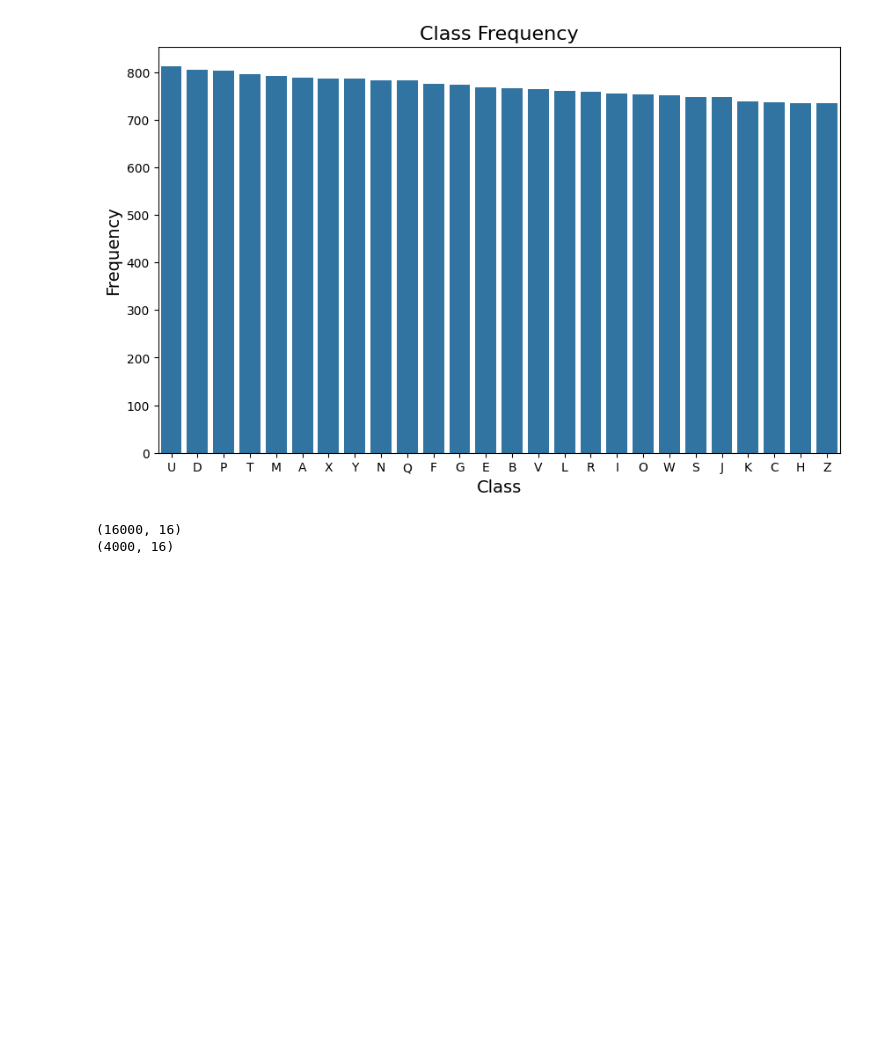
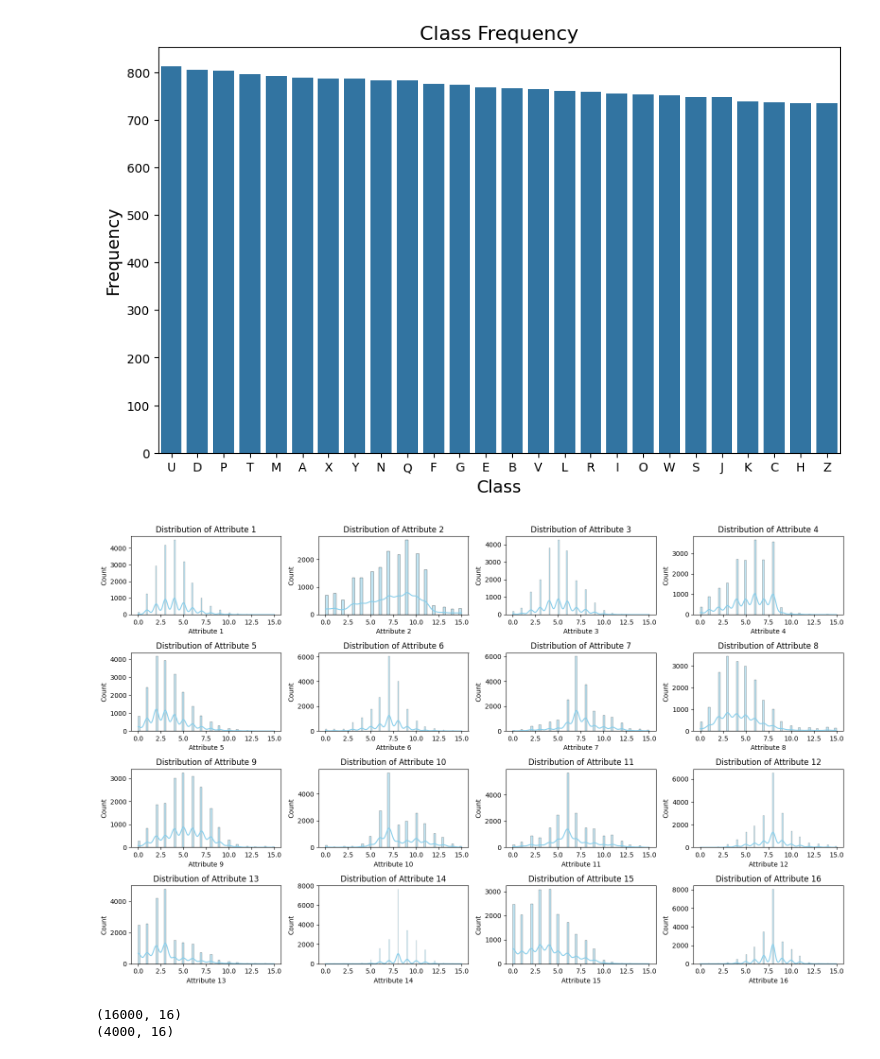
Before and after one commit to opaciorkowski/pro1d-project, a Jupyter notebook: PRO PROJECT/Project.ipynb, the cells around one changed output. Drawn from its saved outputs; the diff is of its cells as text; code cells hidden in the pictures; blank space fills up the shorter version.

```diff
--- a/PRO PROJECT/Project.ipynb
+++ b/PRO PROJECT/Project.ipynb
@@ -133,6 +136,19 @@ plt.ylabel('Frequency', fontsize=14)
 plt.show()
 # %% [output]
 [figure]
+# %%
+# Rozkłady wartości atrybutów
+plt.figure(figsize=(16, 10))
+for i in range(1, 17):
+    plt.subplot(4, 4, i)
+    sns.histplot(data_set[f"attr{i}"], kde=True, color='skyblue')
+    plt.title(f'Distribution of Attribute {i}', fontsize=12)
+    plt.xlabel(f'Attribute {i}', fontsize=10)
+    plt.ylabel('Count', fontsize=10)
+plt.tight_layout()
+plt.show()
+# %% [output]
+[figure, added]
 # %%
 # Podzielenie na zbiory treningowe i testowe
 train, test = train_test_split(normalized_df, test_size=0.2, random_state=50, shuffle=True)
```
Also changed, not shown: parts of 3 cells of this notebook.
